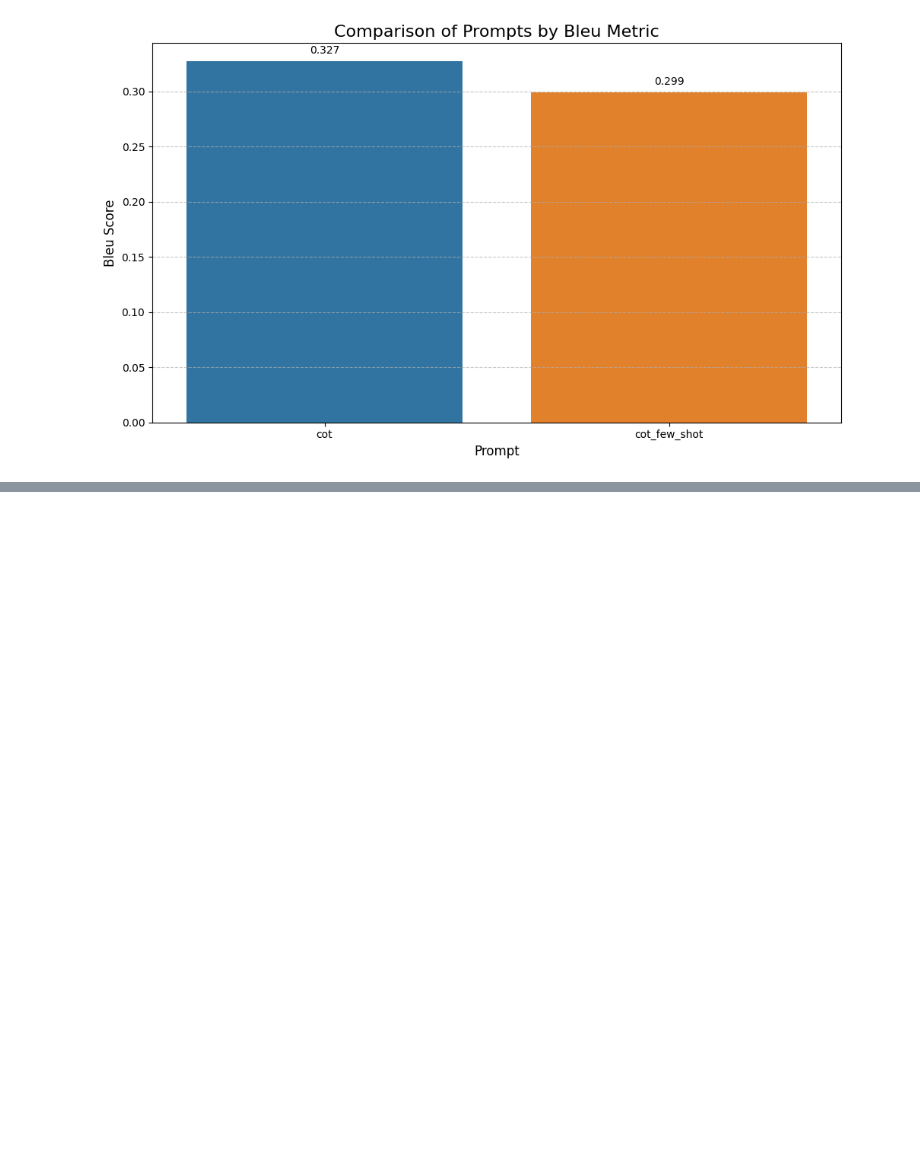
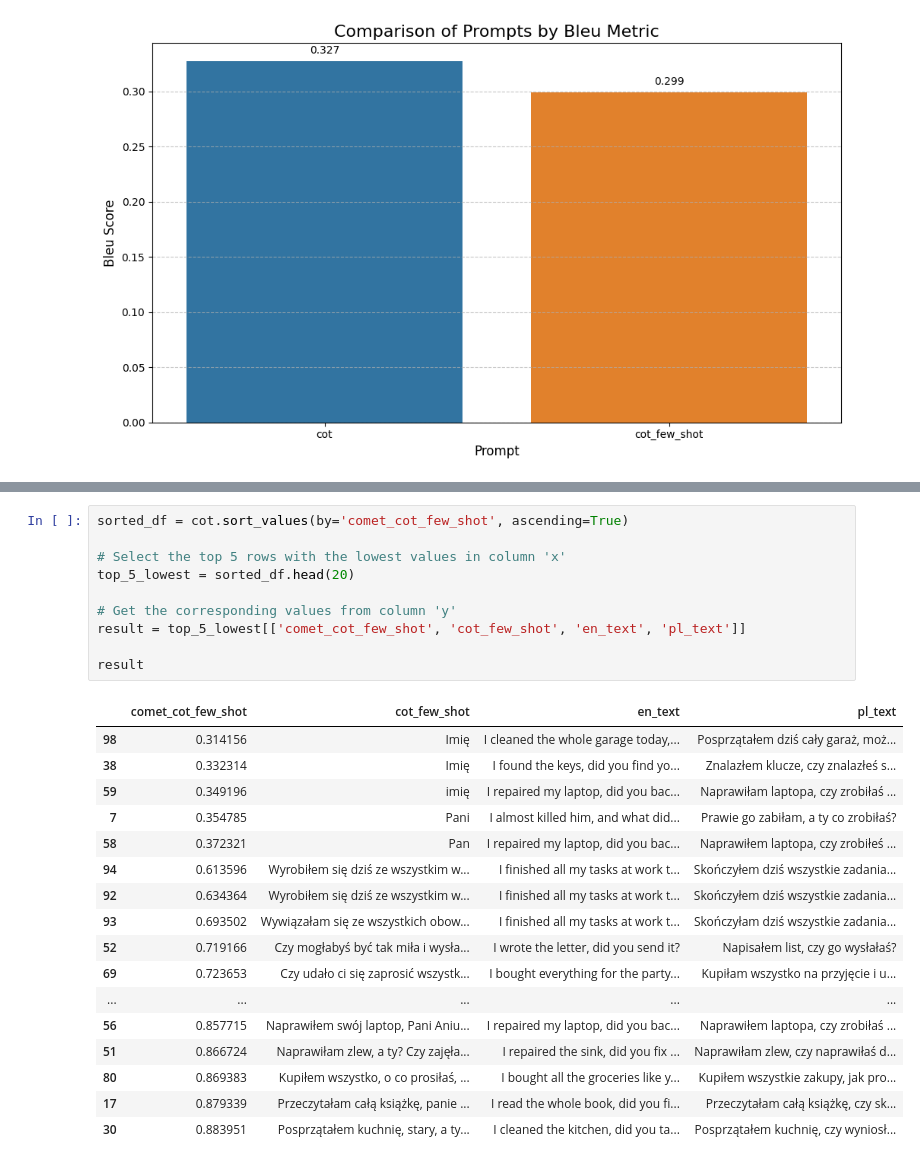
Before and after one commit to refrigerr/adaptation-of-machine-translation, a Jupyter notebook: experiments_translation_extraction/translation_extraction_results.ipynb, the cells around one changed output, grey strips where cells are left out. Drawn from its saved outputs; the diff is of its cells as text; blank space fills up the shorter version.

```diff
--- a/experiments_translation_extraction/translation_extraction_results.ipynb
+++ b/experiments_translation_extraction/translation_extraction_results.ipynb
@@ -550,0 +569,28 @@ Passing `palette` without assigning `hue` is deprecated and will be removed in v
+# %%
+sorted_df = cot.sort_values(by='comet_cot_few_shot', ascending=True)
+
+# Select the top 5 rows with the lowest values in column 'x'
+top_5_lowest = sorted_df.head(20)
+
+# Get the corresponding values from column 'y'
+result = top_5_lowest[['comet_cot_few_shot', 'cot_few_shot', 'en_text', 'pl_text']]
+
+result
+# %% [output]
+|  | comet_cot_few_shot | cot_few_shot | en_text | pl_text |
+| 98 | 0.314156 | Imię | I cleaned the whole garage today,... | Posprzątałem dziś cały garaż, moż... |
+| 38 | 0.332314 | Imię | I found the keys, did you find yo... | Znalazłem klucze, czy znalazłeś s... |
+| 59 | 0.349196 | imię | I repaired my laptop, did you bac... | Naprawiłam laptopa, czy zrobiłaś ... |
+| 7 | 0.354785 | Pani | I almost killed him, and what did... | Prawie go zabiłam, a ty co zrobiłaś? |
+| 58 | 0.372321 | Pan | I repaired my laptop, did you bac... | Naprawiłem laptopa, czy zrobiłeś ... |
+| 94 | 0.613596 | Wyrobiłem się dziś ze wszystkim w... | I finished all my tasks at work t... | Skończyłem dziś wszystkie zadania... |
+| 92 | 0.634364 | Wyrobiłem się dziś ze wszystkim w... | I finished all my tasks at work t... | Skończyłem dziś wszystkie zadania... |
+| 93 | 0.693502 | Wywiązałam się ze wszystkich obow... | I finished all my tasks at work t... | Skończyłam dziś wszystkie zadania... |
+| 52 | 0.719166 | Czy mogłabyś być tak miła i wysła... | I wrote the letter, did you send it? | Napisałem list, czy go wysłałaś? |
+| 69 | 0.723653 | Czy udało ci się zaprosić wszystk... | I bought everything for the party... | Kupiłam wszystko na przyjęcie i u... |
+| ... | ... | ... | ... | ... |
+| 56 | 0.857715 | Naprawiłem swój laptop, Pani Aniu... | I repaired my laptop, did you bac... | Naprawiłem laptopa, czy zrobiłaś ... |
+| 51 | 0.866724 | Naprawiłam zlew, a ty? Czy zajęła... | I repaired the sink, did you fix ... | Naprawiłam zlew, czy naprawiłaś d... |
+| 80 | 0.869383 | Kupiłem wszystko, o co prosiłaś, ... | I bought all the groceries like y... | Kupiłem wszystkie zakupy, jak pro... |
+| 17 | 0.879339 | Przeczytałam całą książkę, panie ... | I read the whole book, did you fi... | Przeczytałam całą książkę, czy sk... |
+| 30 | 0.883951 | Posprzątałem kuchnię, stary, a ty... | I cleaned the kitchen, did you ta... | Posprzątałem kuchnię, czy wyniosł... |
```
Also changed, not shown: parts of 3 cells of this notebook.
